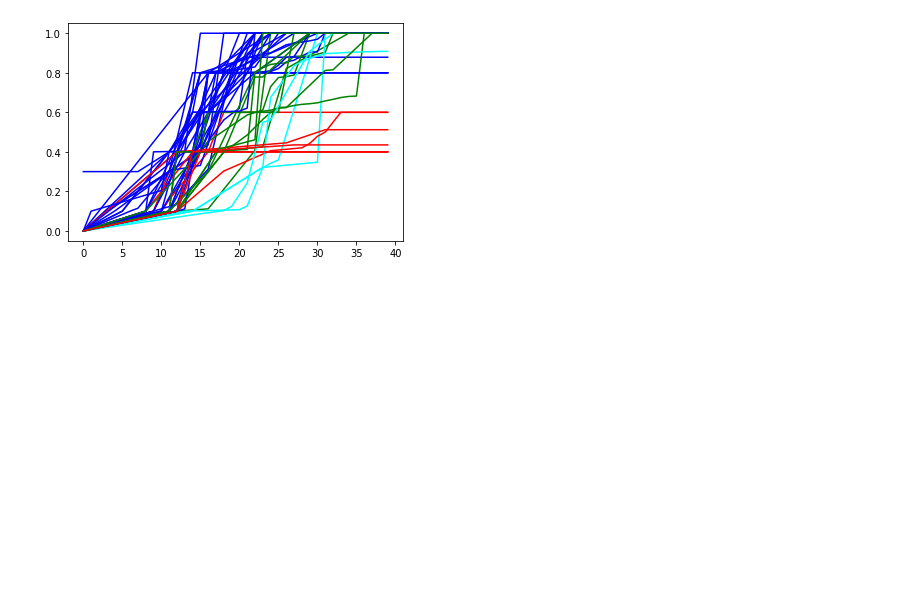
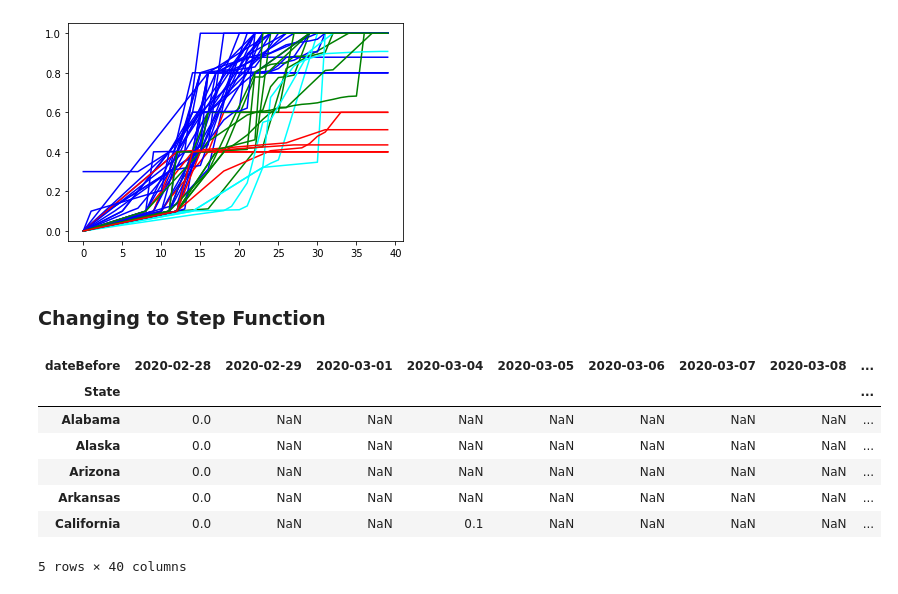
Before and after one commit to covidvis/covid19-vis, a Jupyter notebook: notebooks/Intervention Footprint Trajectory-Clean.ipynb, the cells around one changed output. Cells and saved outputs as stored; diff of their text form; code cells hidden in the pictures; blank space fills up the shorter version.

Commit message:
added intervention curve with step function smoothing

```diff
--- a/notebooks/Intervention Footprint Trajectory-Clean.ipynb
+++ b/notebooks/Intervention Footprint Trajectory-Clean.ipynb
@@ -331,3 +331,22 @@ for state in tseries4plot.State.unique():
     plt.plot(stateInfo["index"],stateInfo.value,color = cmap[stateInfo.cluster.unique()[0]])
 # %% [output]
 [figure]
+# %% [markdown]
+### Changing to Step Function
+# %%
+df_all = pd.read_csv("interventionFootprintByState.csv",index_col=0)
+# %%
+tseries = df_all.pivot(index="State",columns='dateBefore',values="interventionFootprint")
+tseries[tseries.columns.min()] = tseries[tseries.columns.min()].fillna(0)
+tseries[tseries.columns.max()] = tseries[tseries.columns.max()].fillna(tseries.max(axis=1))
+# %%
+tseries.head()
+# %% [output]
+| dateBefore | 2020-02-28 | 2020-02-29 | 2020-03-01 | 2020-03-04 | 2020-03-05 | 2020-03-06 | 2020-03-07 | 2020-03-08 | ... |
+| State |  |  |  |  |  |  |  |  | ... |
+| Alabama | 0.0 | NaN | NaN | NaN | NaN | NaN | NaN | NaN | ... |
+| Alaska | 0.0 | NaN | NaN | NaN | NaN | NaN | NaN | NaN | ... |
+| Arizona | 0.0 | NaN | NaN | NaN | NaN | NaN | NaN | NaN | ... |
+| Arkansas | 0.0 | NaN | NaN | NaN | NaN | NaN | NaN | NaN | ... |
+| California | 0.0 | NaN | NaN | 0.1 | NaN | NaN | NaN | NaN | ... |
+5 rows × 40 columns
```
Also changed, not shown: parts of 19 cells of this notebook, 3 other files.
